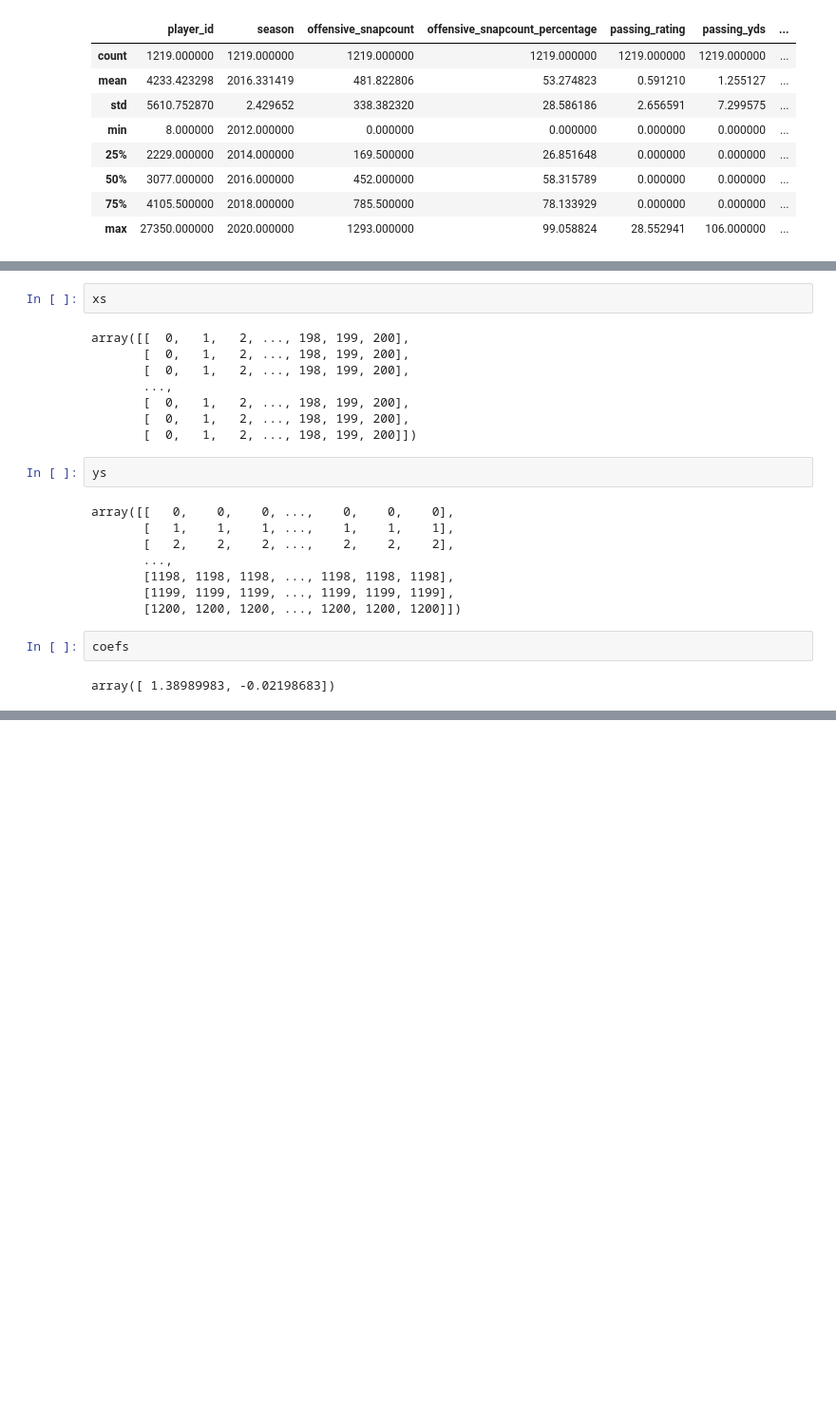
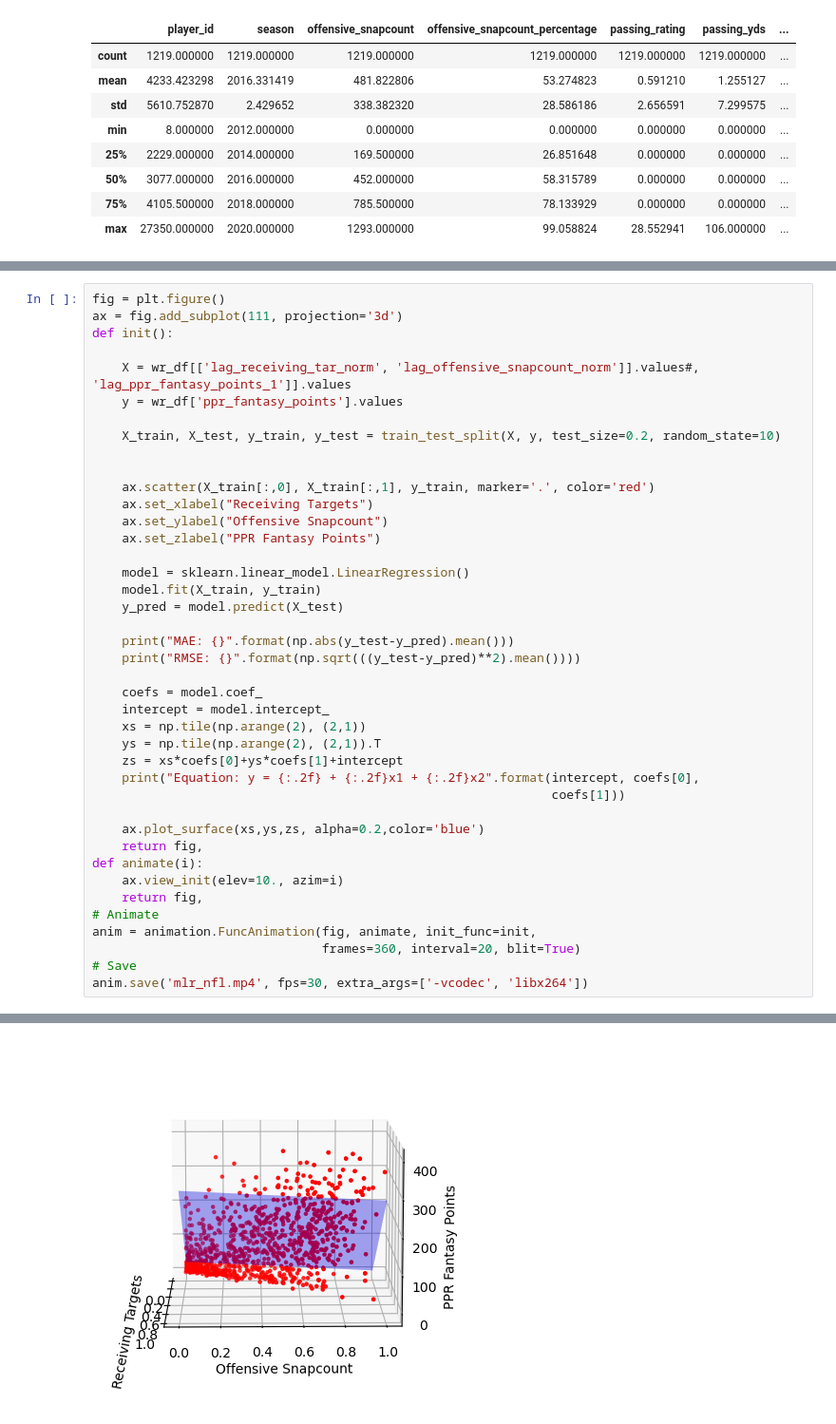
Before and after one commit to fantasydatapros/visualizations, a Jupyter notebook: code/notebooks/mlr_3d_football.ipynb, the cells around one changed output, grey strips where cells are left out. Shown at 95% size. Drawn from its saved outputs; the diff is of its cells as text; blank space fills up the shorter version.

```diff
--- a/code/notebooks/mlr_3d_football.ipynb
+++ b/code/notebooks/mlr_3d_football.ipynb
@@ -146,24 +129,42 @@ ys.shape
-# %%
-xs
-# %% [output]
-array([[  0,   1,   2, ..., 198, 199, 200],
-       [  0,   1,   2, ..., 198, 199, 200],
-       [  0,   1,   2, ..., 198, 199, 200],
-       ...,
-       [  0,   1,   2, ..., 198, 199, 200],
-       [  0,   1,   2, ..., 198, 199, 200],
-       [  0,   1,   2, ..., 198, 199, 200]])
-# %%
-ys
-# %% [output]
-array([[   0,    0,    0, ...,    0,    0,    0],
-       [   1,    1,    1, ...,    1,    1,    1],
-       [   2,    2,    2, ...,    2,    2,    2],
-       ...,
-       [1198, 1198, 1198, ..., 1198, 1198, 1198],
-       [1199, 1199, 1199, ..., 1199, 1199, 1199],
-       [1200, 1200, 1200, ..., 1200, 1200, 1200]])
-# %%
-coefs
-# %% [output]
-array([ 1.38989983, -0.02198683])
+# %%
+fig = plt.figure()
+ax = fig.add_subplot(111, projection='3d')
+def init():
+
+    X = wr_df[['lag_receiving_tar_norm', 'lag_offensive_snapcount_norm']].values#, 'lag_ppr_fantasy_points_1']].values
+    y = wr_df['ppr_fantasy_points'].values
+
+    X_train, X_test, y_train, y_test = train_test_split(X, y, test_size=0.2, random_state=10)
+
+
+    ax.scatter(X_train[:,0], X_train[:,1], y_train, marker='.', color='red')
+    ax.set_xlabel("Receiving Targets")
+    ax.set_ylabel("Offensive Snapcount")
+    ax.set_zlabel("PPR Fantasy Points")
+
+    model = sklearn.linear_model.LinearRegression()
+    model.fit(X_train, y_train)
+    y_pred = model.predict(X_test)
+
+    print("MAE: {}".format(np.abs(y_test-y_pred).mean()))
+    print("RMSE: {}".format(np.sqrt(((y_test-y_pred)**2).mean())))
+
+    coefs = model.coef_
+    intercept = model.intercept_
+    xs = np.tile(np.arange(2), (2,1))
+    ys = np.tile(np.arange(2), (2,1)).T
+    zs = xs*coefs[0]+ys*coefs[1]+intercept
+    print("Equation: y = {:.2f} + {:.2f}x1 + {:.2f}x2".format(intercept, coefs[0],
+                                                              coefs[1]))
+
+    ax.plot_surface(xs,ys,zs, alpha=0.2,color='blue')
+    return fig,
+def animate(i):
+    ax.view_init(elev=10., azim=i)
+    return fig,
+# Animate
+anim = animation.FuncAnimation(fig, animate, init_func=init,
+                               frames=360, interval=20, blit=True)
+# Save
+anim.save('mlr_nfl.mp4', fps=30, extra_args=['-vcodec', 'libx264'])
+# %% [output]
@@ -169,0 +177 @@ array([ 1.38989983, -0.02198683])
+[figure, added]
```
Also changed, not shown: parts of 9 cells of this notebook.
